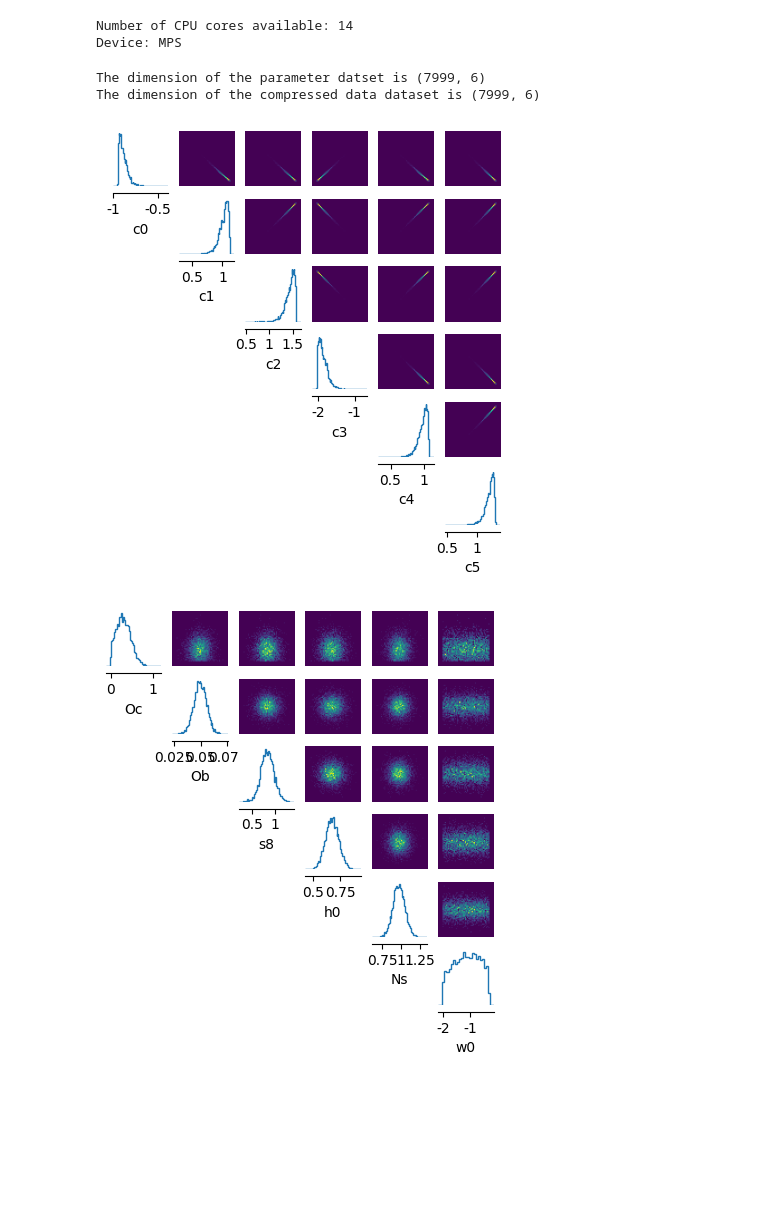
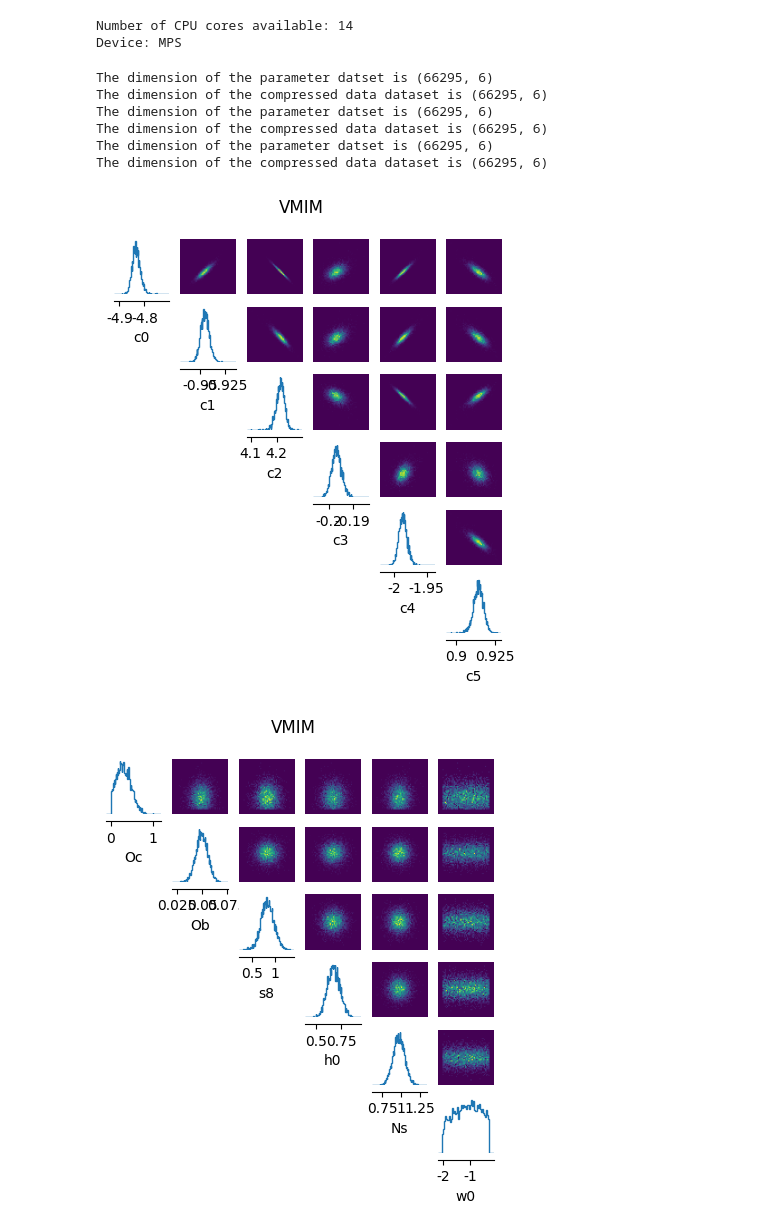
Before and after one commit to brian-chiang-git/sbi-compression, a Jupyter notebook: examples/NLE_sbi_lens.ipynb, the cells around one changed output. Saved outputs shown, nothing was run; the diff lists cells and outputs as text; code cells hidden in the pictures; blank space fills up the shorter version.

Commit message:
Completed CCA/MSE/VMIM posterior comparison for 50x50 sbi_lens maps. Began work on spherical compression for in s2MSE_sbbi_lens.ipynb.

```diff
--- a/examples/NLE_sbi_lens.ipynb
+++ b/examples/NLE_sbi_lens.ipynb
@@ -34,21 +34,36 @@ else:
 Number of CPU cores available: 14
 Device: MPS
 # %%
-with open('compressed_data/VMIM_5transforms_8bins_min-4.0_max4.0.pkl', 'rb') as f:
-    load = pickle.load(f)
-    gt = load["ground_truth"]
-    cd = load["compressed_data"]
-    print('The dimension of the parameter datset is', gt.shape)
-    print('The dimension of the compressed data dataset is', cd.shape)
+compression_types = ["VMIM","MSE","CCA"]
+compression_directories = [
+    "compressed_data/VMIM_4transforms_8bins_min-3.0_max3.0.pkl",
+    "compressed_data/MSE_sbi_lens.pkl",
+    "compressed_data/CCA_sbi_lens.pkl",
+    ]
+gt_list = []
+cd_list = []
+for i,c in enumerate(compression_types):
+    with open(compression_directories[i], 'rb') as f:
+        load = pickle.load(f)
+        gt = load["ground_truth"]
+        cd = load["compressed_data"]
+        print('The dimension of the parameter datset is', gt.shape)
+        print('The dimension of the compressed data dataset is', cd.shape)
+        gt_list.append(gt)
+        cd_list.append(cd)
 
 param_names = ['Oc','Ob','s8','h0','Ns','w0']
-_ = pairplot(cd, figsize=(5,5), labels=['c0','c1','c2','c3','c4','c5'])
-_ = pairplot(gt, figsize=(5,5), labels=param_names)
-# print(cls_samples)
-# print(np.cov(cls_samples))
-# print(np.cov(param_samples))
+for i,(gt,cd) in enumerate(zip(gt_list,cd_list)):
+    _ = pairplot(cd, figsize=(5,5), labels=['c0','c1','c2','c3','c4','c5'])
+    plt.suptitle(compression_types[i])
+    _ = pairplot(gt, figsize=(5,5), labels=param_names)
+    plt.suptitle(compression_types[i])
 # %% [output]
-The dimension of the parameter datset is (7999, 6)
-The dimension of the compressed data dataset is (7999, 6)
+The dimension of the parameter datset is (66295, 6)
+The dimension of the compressed data dataset is (66295, 6)
+The dimension of the parameter datset is (66295, 6)
+The dimension of the compressed data dataset is (66295, 6)
+The dimension of the parameter datset is (66295, 6)
+The dimension of the compressed data dataset is (66295, 6)
-[figure, old version]
+[figure, new version]
-[figure, old version]
+[figure, new version]
```
Also changed, not shown: parts of 5 cells of this notebook, 31 other files.
